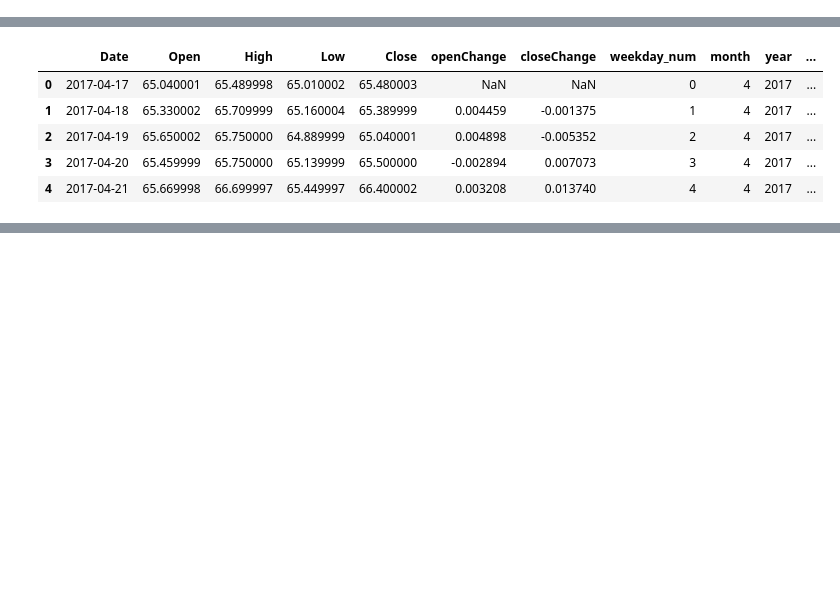
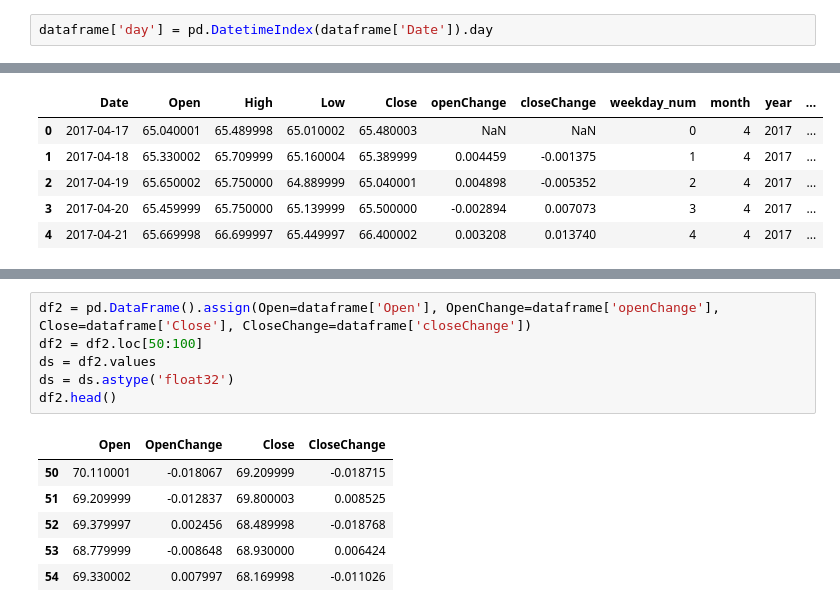
Before and after one commit to jeniferwerthman/AdvAILSTM, a Jupyter notebook: LSTMStocks.ipynb, the cells around one changed output, grey strips where cells are left out. Drawn from its saved outputs; the diff is of its cells as text; blank space fills up the shorter version.

```diff
--- a/LSTMStocks.ipynb
+++ b/LSTMStocks.ipynb
@@ -21,6 +21,8 @@ dataframe['closeChange'] = dataframe.Close.pct_change()
 dataframe['weekday_num'] = pd.DatetimeIndex(dataframe['Date']).weekday
 # %%
 dataframe['month'] = pd.DatetimeIndex(dataframe['Date']).month
+# %%
+dataframe['day'] = pd.DatetimeIndex(dataframe['Date']).day
 # %%
 dataframe['year'] = pd.DatetimeIndex(dataframe['Date']).year
 # %%
@@ -174,0 +187,13 @@ dataframe.head()
+# %%
+df2 = pd.DataFrame().assign(Open=dataframe['Open'], OpenChange=dataframe['openChange'], Close=dataframe['Close'], CloseChange=dataframe['closeChange'])
+df2 = df2.loc[50:100]
+ds = df2.values
+ds = ds.astype('float32')
+df2.head()
+# %% [output]
+|  | Open | OpenChange | Close | CloseChange |
+| 50 | 70.110001 | -0.018067 | 69.209999 | -0.018715 |
+| 51 | 69.209999 | -0.012837 | 69.800003 | 0.008525 |
+| 52 | 69.379997 | 0.002456 | 68.489998 | -0.018768 |
+| 53 | 68.779999 | -0.008648 | 68.930000 | 0.006424 |
+| 54 | 69.330002 | 0.007997 | 68.169998 | -0.011026 |
```
Also changed, not shown: parts of 17 cells of this notebook.
